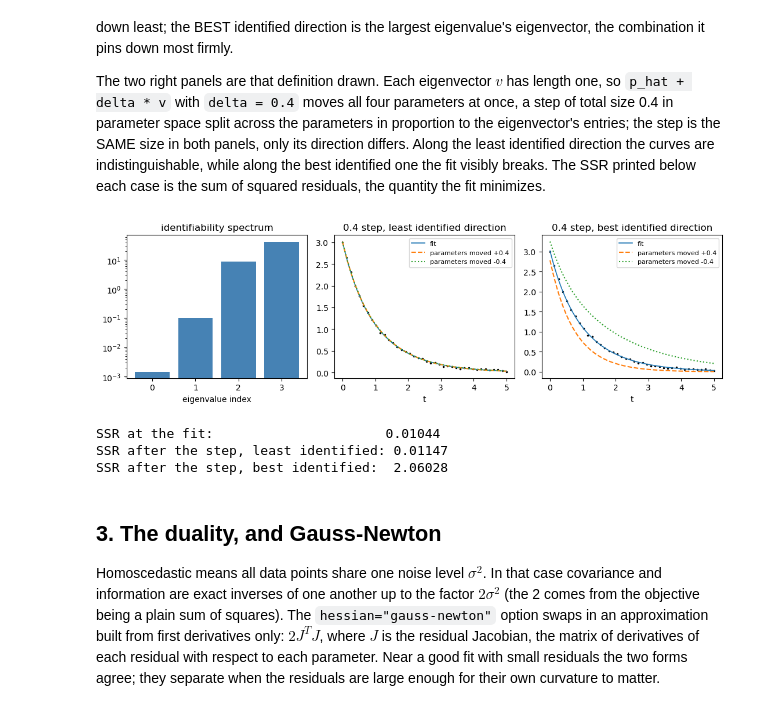
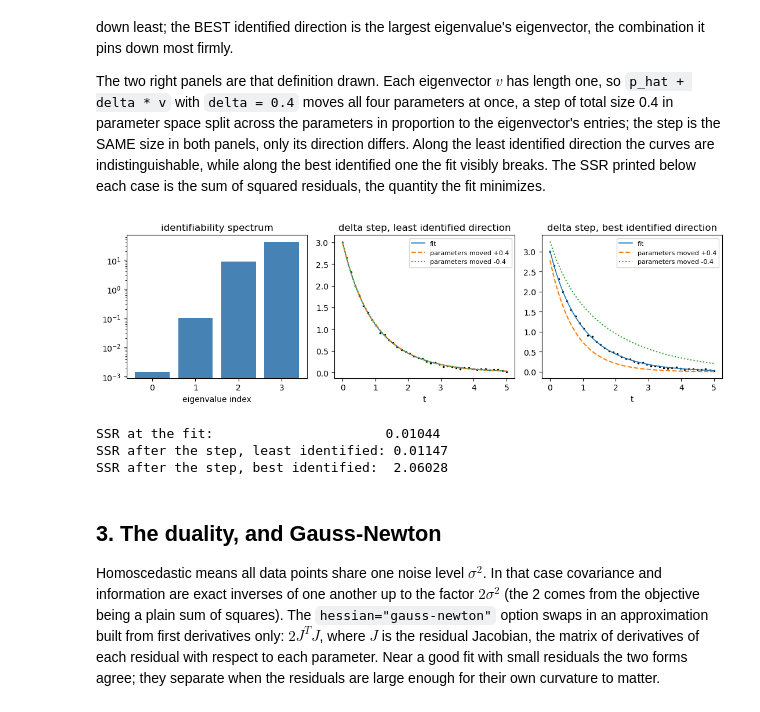
Before and after one commit to GermanHeim/pounce, a Jupyter notebook: python/notebooks/31_information_identifiability.ipynb, the cells around one changed output. Cells and saved outputs as stored; diff of their text form; code cells hidden in the pictures.

Commit message:
Notebook 31: panel titles lead with delta, not a number
A title starting with 0.4 reads like a figure number; delta is
defined in the text and the code directly above.

Co-Authored-By: Claude Fable 5 <noreply@anthropic.com>

```diff
--- a/python/notebooks/31_information_identifiability.ipynb
+++ b/python/notebooks/31_information_identifiability.ipynb
@@ -209,33 +209,33 @@ residuals, the quantity the fit minimizes.
 # %%
 fig, axes = plt.subplots(1, 3, figsize=(11, 3.4))
 axes[0].bar(range(len(ev)), ev, color="steelblue")
 axes[0].set_yscale("log")
 axes[0].set_xlabel("eigenvalue index")
 axes[0].set_title("identifiability spectrum")
 
 delta = 0.4
-for ax, j, title in ((axes[1], 0, "0.4 step, least identified direction"),
-                     (axes[2], -1, "0.4 step, best identified direction")):
+for ax, j, title in ((axes[1], 0, "delta step, least identified direction"),
+                     (axes[2], -1, "delta step, best identified direction")):
     v = vec[:, j]
     ax.plot(t_data, y_data, "k.", ms=3)
     ax.plot(tt, curve(p_hat, tt), lw=1.2, label="fit")
     ax.plot(tt, curve(p_hat + delta * v, tt), "--", label="parameters moved +0.4")
     ax.plot(tt, curve(p_hat - delta * v, tt), ":", label="parameters moved -0.4")
     ax.set_xlabel("t"); ax.set_title(title)
 axes[1].legend(fontsize=8)
 axes[2].legend(fontsize=8)
 plt.tight_layout(); plt.show()
 
 
 def sse(p):
     return float(np.sum((y_data - curve(p, t_data)) ** 2))
 
 
 print("SSR at the fit:                     ", round(sse(p_hat), 5))
 print("SSR after the step, least identified:", round(sse(p_hat + delta * vec[:, 0]), 5))
 print("SSR after the step, best identified: ", round(sse(p_hat + delta * vec[:, -1]), 5))
 # %% [output]
-[figure, old version]
+[figure, new version]
 SSR at the fit:                      0.01044
 SSR after the step, least identified: 0.01147
 SSR after the step, best identified:  2.06028
```
